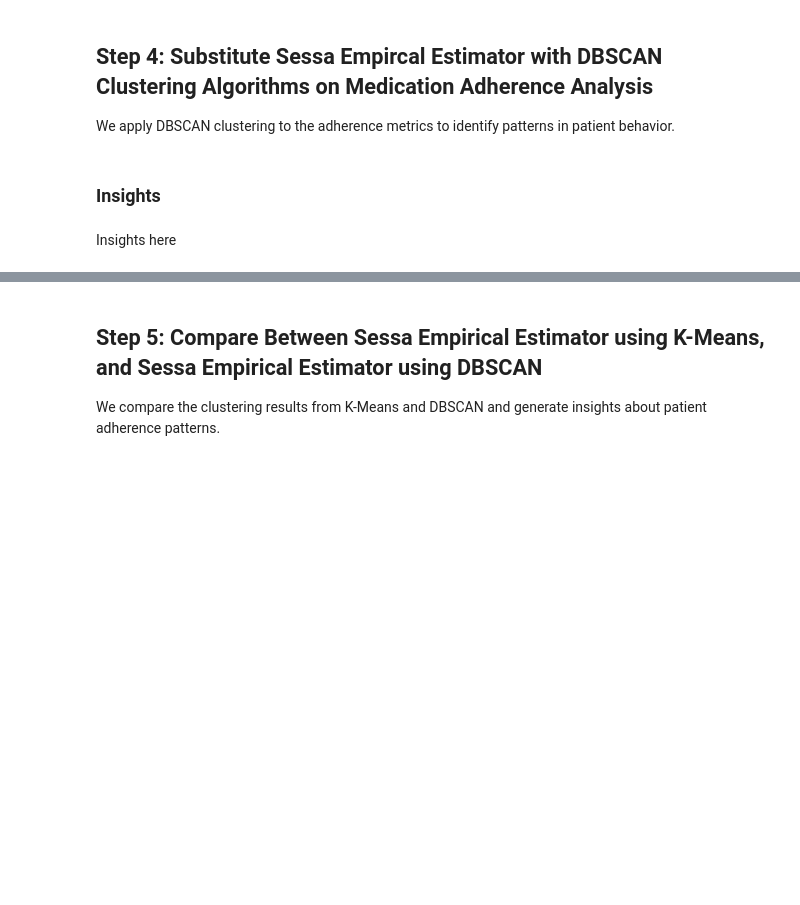
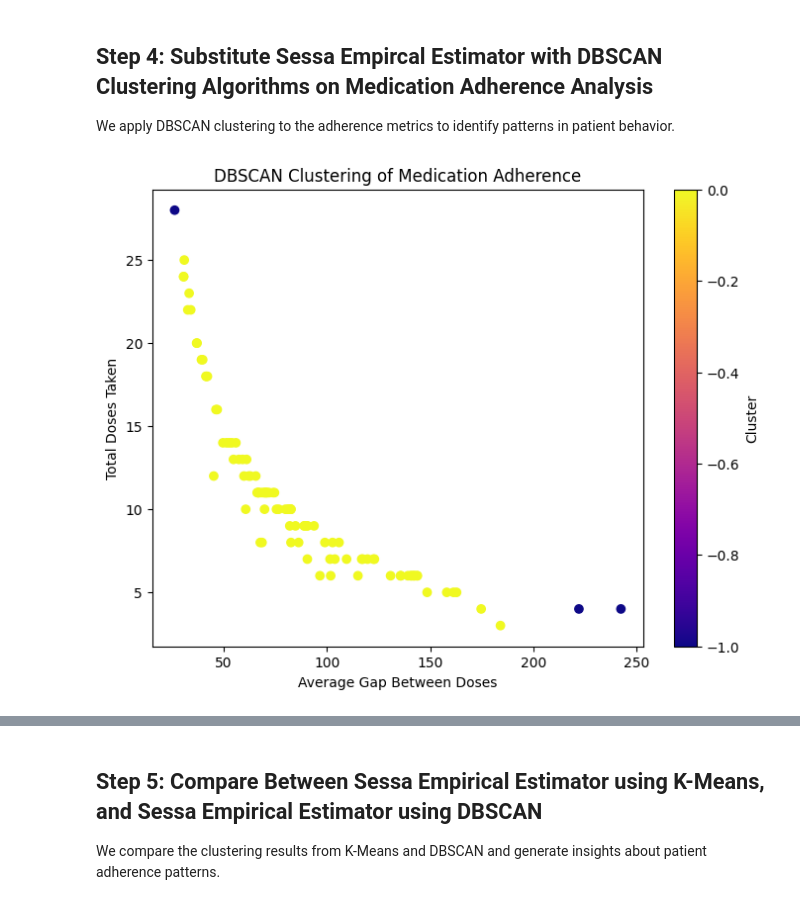
Before and after one commit to CTRL-JUJU/SEE, a Jupyter notebook: SEE.ipynb, the cells around one changed output, grey strips where cells are left out. Drawn from its saved outputs; the diff is of its cells as text; code cells hidden in the pictures; blank space fills up the shorter version.

```diff
--- a/SEE.ipynb
+++ b/SEE.ipynb
@@ -150,4 +169,16 @@ dbscan_results = cluster_dbscan(adherence_df[['avg_gap', 'total_doses']])
-# %% [markdown]
-### Insights
-# %% [markdown]
-Insights here
+# %%
+from clustering import cluster_dbscan
+
+# Perform DBSCAN clustering
+dbscan_results = cluster_dbscan(adherence_df[['avg_gap', 'total_doses']], eps=0.5)
+
+# Plot DBSCAN Clustering
+plt.figure(figsize=(8, 6))
+plt.scatter(dbscan_results['avg_gap'], dbscan_results['total_doses'], c=dbscan_results['cluster'], cmap='plasma')
+plt.xlabel('Average Gap Between Doses')
+plt.ylabel('Total Doses Taken')
+plt.title('DBSCAN Clustering of Medication Adherence')
+plt.colorbar(label='Cluster')
+plt.show()
+# %% [output]
+[figure, added]
```
Also changed, not shown: parts of 9 cells of this notebook.
